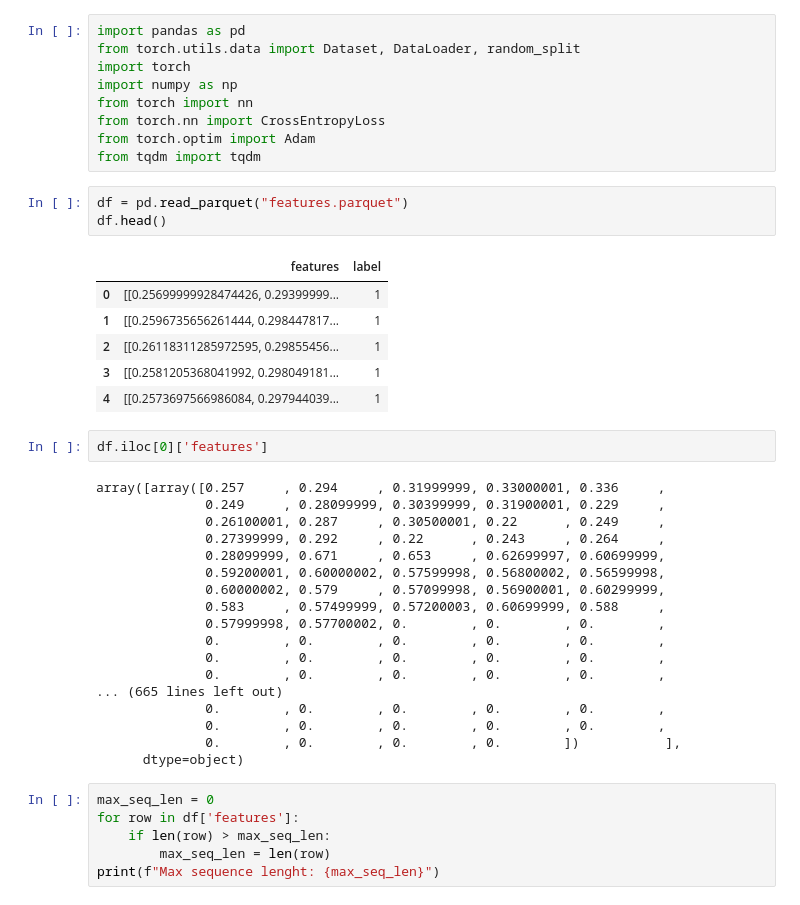
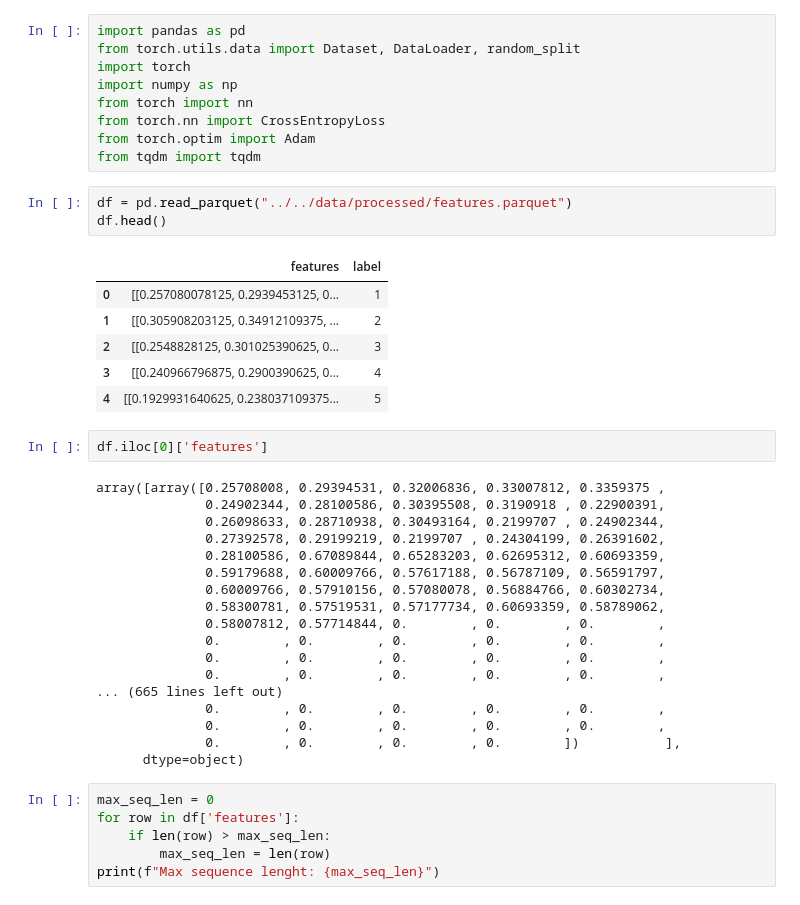
Before and after one commit to LowIQCoder/gesture_translate, a Jupyter notebook: src/ml/test.ipynb, the cells around one changed output. Saved outputs shown, nothing was run; the diff lists cells and outputs as text.

```diff
--- a/src/ml/test.ipynb
+++ b/src/ml/test.ipynb
@@ -8,27 +8,27 @@ from torch.nn import CrossEntropyLoss
 from torch.optim import Adam
 from tqdm import tqdm
 # %%
-df = pd.read_parquet("features.parquet")
+df = pd.read_parquet("../../data/processed/features.parquet")
 df.head()
 # %% [output]
 |  | features | label |
-| 0 | [[0.25699999928474426, 0.29399999... | 1 |
-| 1 | [[0.2596735656261444, 0.298447817... | 1 |
-| 2 | [[0.26118311285972595, 0.29855456... | 1 |
-| 3 | [[0.2581205368041992, 0.298049181... | 1 |
-| 4 | [[0.2573697566986084, 0.297944039... | 1 |
+| 0 | [[0.257080078125, 0.2939453125, 0... | 1 |
+| 1 | [[0.305908203125, 0.34912109375, ... | 2 |
+| 2 | [[0.2548828125, 0.301025390625, 0... | 3 |
+| 3 | [[0.240966796875, 0.2900390625, 0... | 4 |
+| 4 | [[0.1929931640625, 0.238037109375... | 5 |
 # %%
 df.iloc[0]['features']
 # %% [output]
-array([array([0.257     , 0.294     , 0.31999999, 0.33000001, 0.336     ,
-              0.249     , 0.28099999, 0.30399999, 0.31900001, 0.229     ,
-              0.26100001, 0.287     , 0.30500001, 0.22      , 0.249     ,
-              0.27399999, 0.292     , 0.22      , 0.243     , 0.264     ,
-              0.28099999, 0.671     , 0.653     , 0.62699997, 0.60699999,
-              0.59200001, 0.60000002, 0.57599998, 0.56800002, 0.56599998,
-              0.60000002, 0.579     , 0.57099998, 0.56900001, 0.60299999,
-              0.583     , 0.57499999, 0.57200003, 0.60699999, 0.588     ,
-              0.57999998, 0.57700002, 0.        , 0.        , 0.        ,
+array([array([0.25708008, 0.29394531, 0.32006836, 0.33007812, 0.3359375 ,
+              0.24902344, 0.28100586, 0.30395508, 0.3190918 , 0.22900391,
+              0.26098633, 0.28710938, 0.30493164, 0.2199707 , 0.24902344,
+              0.27392578, 0.29199219, 0.2199707 , 0.24304199, 0.26391602,
+              0.28100586, 0.67089844, 0.65283203, 0.62695312, 0.60693359,
+              0.59179688, 0.60009766, 0.57617188, 0.56787109, 0.56591797,
+              0.60009766, 0.57910156, 0.57080078, 0.56884766, 0.60302734,
+              0.58300781, 0.57519531, 0.57177734, 0.60693359, 0.58789062,
+              0.58007812, 0.57714844, 0.        , 0.        , 0.        ,
               0.        , 0.        , 0.        , 0.        , 0.        ,
               0.        , 0.        , 0.        , 0.        , 0.        ,
               0.        , 0.        , 0.        , 0.        , 0.        ,
```
Also changed, not shown: parts of 5 cells of this notebook, 1 other file.
